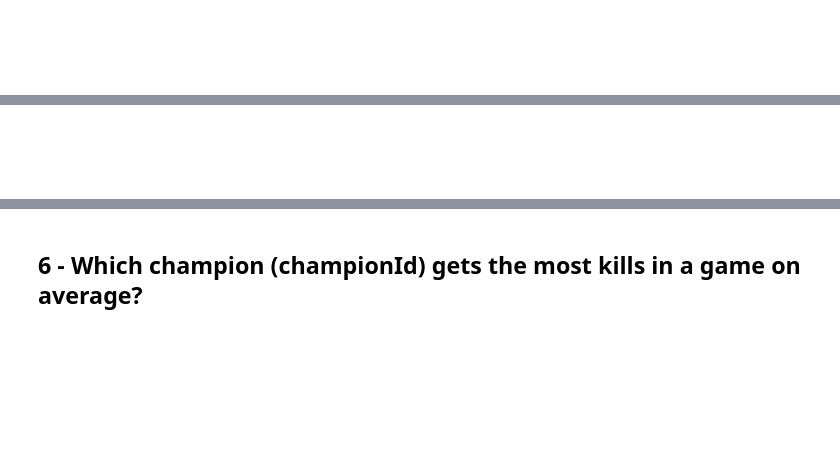
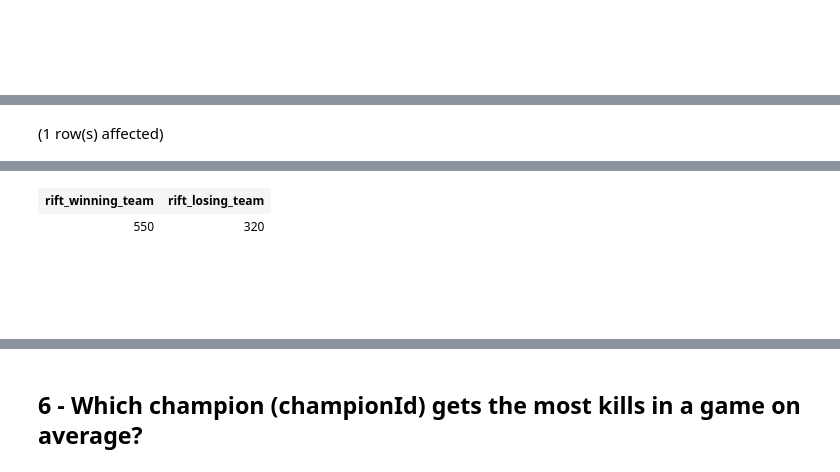
Before and after one commit to po-trottier/concordia-data-systems, a Jupyter notebook: Phase2/project_notebook.ipynb, the cells around one changed output, grey strips where cells are left out. Saved outputs shown, nothing was run; the diff lists cells and outputs as text; code cells hidden in the pictures; blank space fills up the shorter version.

```diff
--- a/Phase2/project_notebook.ipynb
+++ b/Phase2/project_notebook.ipynb
@@ -228,0 +389,5 @@ Total execution time: 00:00:00.002
+# %%
+SELECT rift_winning_team, rift_losing_team
+FROM rift_herald_win, rift_herald_loss;
+# %% [output]
+(1 row(s) affected)
@@ -229,2 +395,4 @@ Total execution time: 00:00:00.002
+| rift_winning_team | rift_losing_team |
+| 550 | 320 |
 # %% [markdown]
-## <span style="font-size: 13pt; font-family: Lato, sans-serif; color: rgb(255, 255, 255); background-color: transparent; font-variant-numeric: normal; font-variant-east-asian: normal; vertical-align: baseline; white-space: pre-wrap;">5 - Which lane gets the most multikills on average?</span>
+## <span style="font-size: 13pt; font-family: Lato, sans-serif; color: rgb(255, 255, 255); background-color: transparent; font-variant-numeric: normal; font-variant-east-asian: normal; vertical-align: baseline; white-space: pre-wrap;">5 - Which are the top 10 champions with the most multikills?</span>
```
Also changed, not shown: parts of 39 cells of this notebook, 11 other files.
